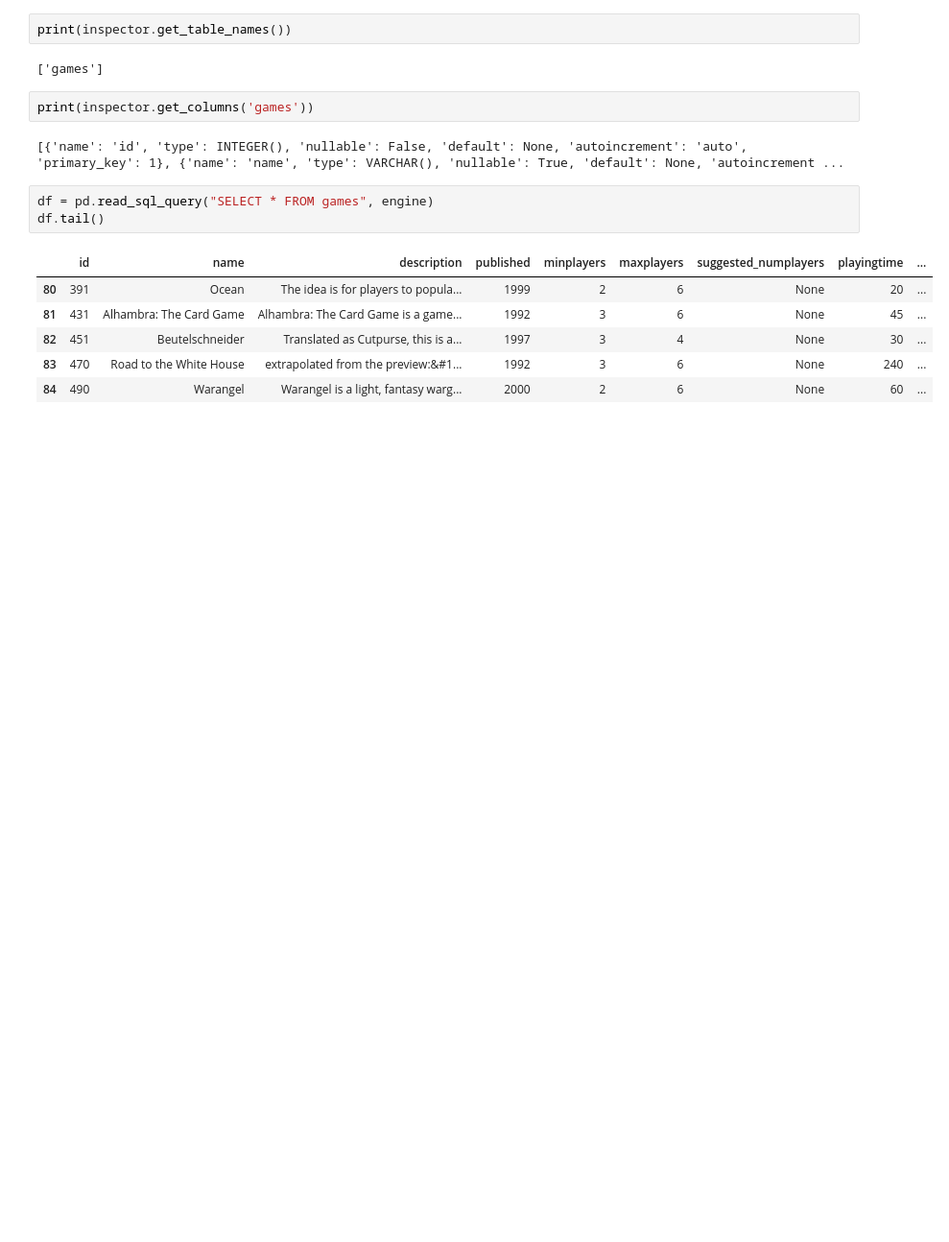
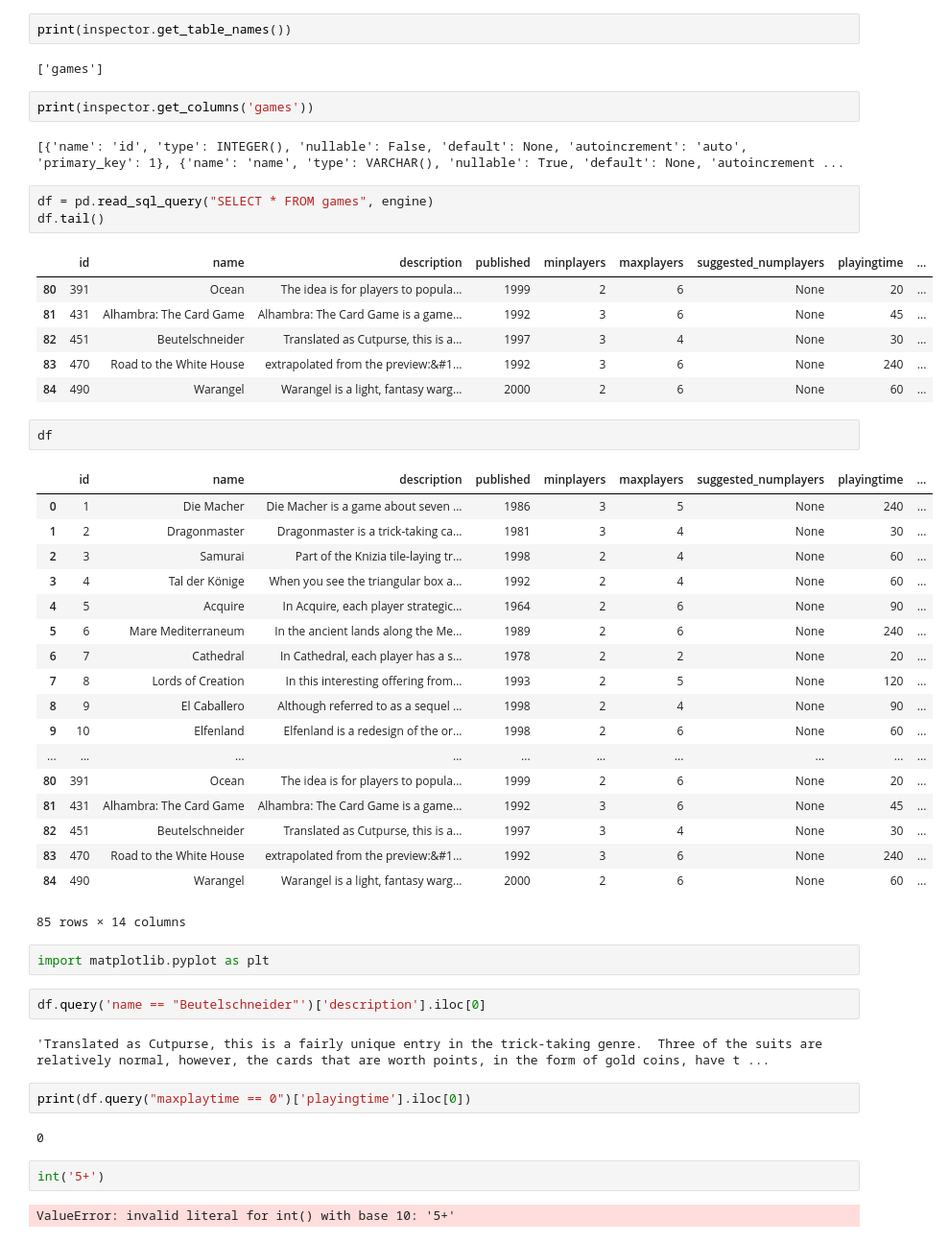
Before and after one commit to danjizquierdo/BoardGameRecommender, a Jupyter notebook: ScraperScrap.ipynb, the cells around one changed output. Shown at 96% size. Saved outputs shown, nothing was run; the diff lists cells and outputs as text; blank space fills up the shorter version.

```diff
--- a/ScraperScrap.ipynb
+++ b/ScraperScrap.ipynb
@@ -118,3 +108,38 @@ df.tail()
 | 82 | 451 | Beutelschneider | Translated as Cutpurse, this is a... | 1997 | 3 | 4 | None | 30 | ... |
 | 83 | 470 | Road to the White House | extrapolated from the preview:&#1... | 1992 | 3 | 6 | None | 240 | ... |
 | 84 | 490 | Warangel | Warangel is a light, fantasy warg... | 2000 | 2 | 6 | None | 60 | ... |
+# %%
+df
+# %% [output]
+|  | id | name | description | published | minplayers | maxplayers | suggested_numplayers | playingtime | ... |
+| 0 | 1 | Die Macher | Die Macher is a game about seven ... | 1986 | 3 | 5 | None | 240 | ... |
+| 1 | 2 | Dragonmaster | Dragonmaster is a trick-taking ca... | 1981 | 3 | 4 | None | 30 | ... |
+| 2 | 3 | Samurai | Part of the Knizia tile-laying tr... | 1998 | 2 | 4 | None | 60 | ... |
+| 3 | 4 | Tal der Könige | When you see the triangular box a... | 1992 | 2 | 4 | None | 60 | ... |
+| 4 | 5 | Acquire | In Acquire, each player strategic... | 1964 | 2 | 6 | None | 90 | ... |
+| 5 | 6 | Mare Mediterraneum | In the ancient lands along the Me... | 1989 | 2 | 6 | None | 240 | ... |
+| 6 | 7 | Cathedral | In Cathedral, each player has a s... | 1978 | 2 | 2 | None | 20 | ... |
+| 7 | 8 | Lords of Creation | In this interesting offering from... | 1993 | 2 | 5 | None | 120 | ... |
+| 8 | 9 | El Caballero | Although referred to as a sequel ... | 1998 | 2 | 4 | None | 90 | ... |
+| 9 | 10 | Elfenland | Elfenland is a redesign of the or... | 1998 | 2 | 6 | None | 60 | ... |
+| ... | ... | ... | ... | ... | ... | ... | ... | ... | ... |
+| 80 | 391 | Ocean | The idea is for players to popula... | 1999 | 2 | 6 | None | 20 | ... |
+| 81 | 431 | Alhambra: The Card Game | Alhambra: The Card Game is a game... | 1992 | 3 | 6 | None | 45 | ... |
+| 82 | 451 | Beutelschneider | Translated as Cutpurse, this is a... | 1997 | 3 | 4 | None | 30 | ... |
+| 83 | 470 | Road to the White House | extrapolated from the preview:&#1... | 1992 | 3 | 6 | None | 240 | ... |
+| 84 | 490 | Warangel | Warangel is a light, fantasy warg... | 2000 | 2 | 6 | None | 60 | ... |
+85 rows × 14 columns
+# %%
+import matplotlib.pyplot as plt
+# %%
+df.query('name == "Beutelschneider"')['description'].iloc[0]
+# %% [output]
+'Translated as Cutpurse, this is a fairly unique entry in the trick-taking genre.  Three of the suits are relatively normal, however, the cards that are worth points, in the form of gold coins, have t ...
+# %%
+print(df.query("maxplaytime == 0")['playingtime'].iloc[0])
+# %% [output]
+0
+# %%
+int('5+')
+# %% [output]
+ValueError: invalid literal for int() with base 10: '5+'
```
Also changed, not shown: parts of 3 cells of this notebook, 1 other file.
